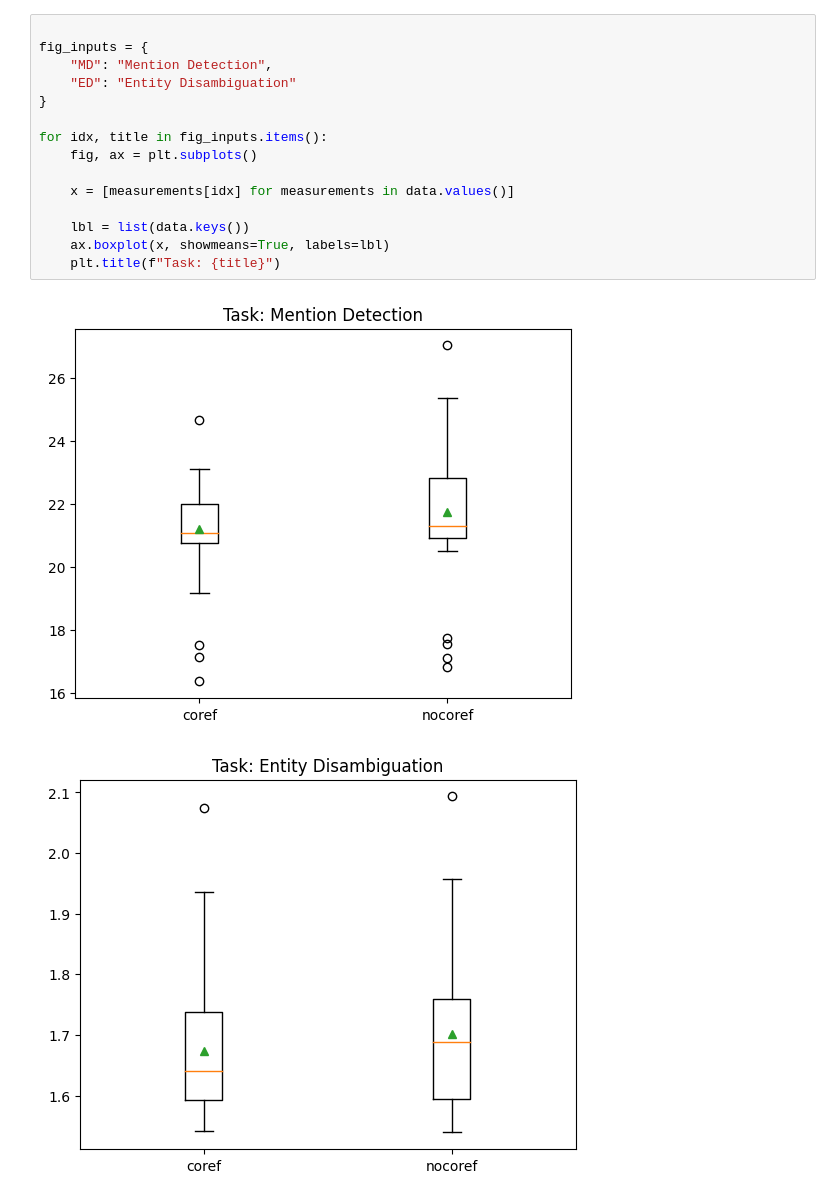
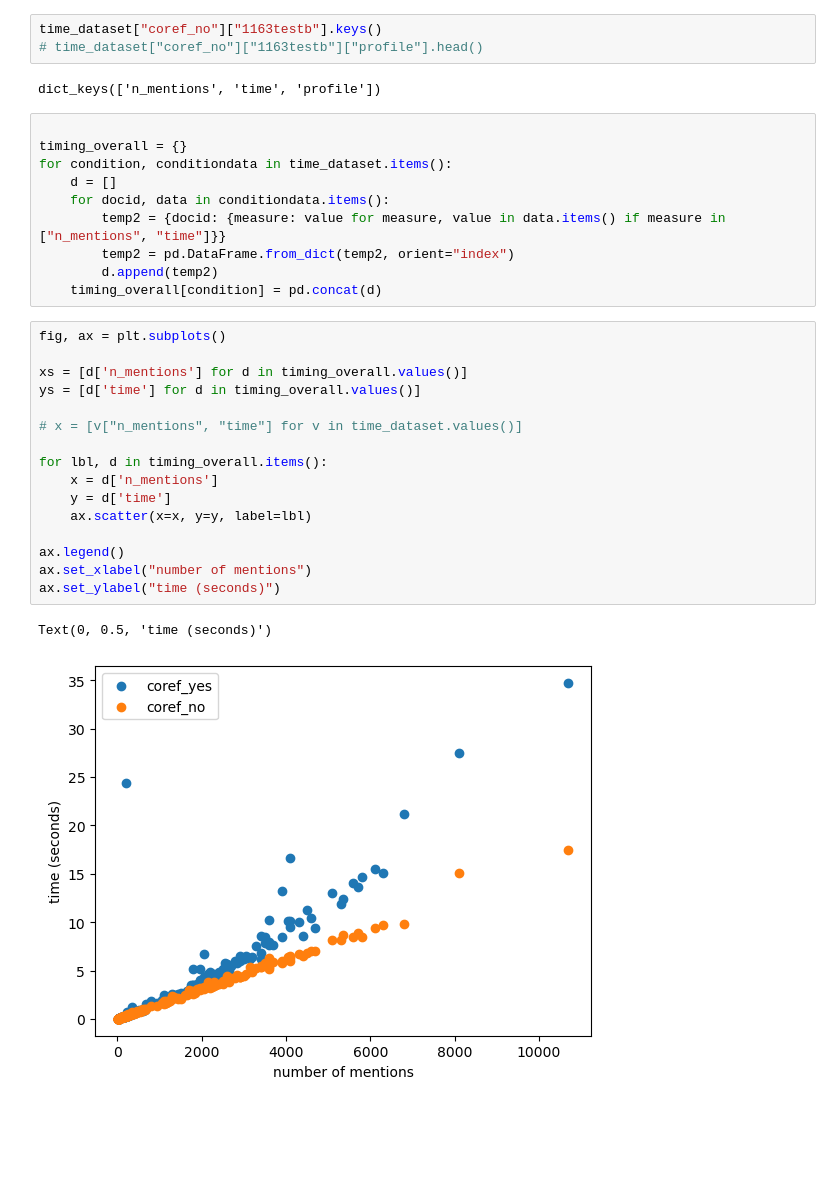
Before and after one commit to f-hafner/explore_coref, a Jupyter notebook: overview.ipynb, the cells around one changed output. Saved outputs shown, nothing was run; the diff lists cells and outputs as text; blank space fills up the shorter version.

```diff
--- a/overview.ipynb
+++ b/overview.ipynb
@@ -123,18 +100,34 @@ dict_keys(['coref', 'nocoref'])
-# %%
-
-fig_inputs = {
-    "MD": "Mention Detection",
-    "ED": "Entity Disambiguation"
-}
-
-for idx, title in fig_inputs.items():
-    fig, ax = plt.subplots()
-
-    x = [measurements[idx] for measurements in data.values()]
-
-    lbl = list(data.keys())
-    ax.boxplot(x, showmeans=True, labels=lbl)
-    plt.title(f"Task: {title}")
-# %% [output]
-[figure, removed]
-[figure, removed]
+# %%
+time_dataset["coref_no"]["1163testb"].keys()
+# time_dataset["coref_no"]["1163testb"]["profile"].head()
+# %% [output]
+dict_keys(['n_mentions', 'time', 'profile'])
+# %%
+
+timing_overall = {}
+for condition, conditiondata in time_dataset.items():
+    d = []
+    for docid, data in conditiondata.items():
+        temp2 = {docid: {measure: value for measure, value in data.items() if measure in ["n_mentions", "time"]}}
+        temp2 = pd.DataFrame.from_dict(temp2, orient="index")
+        d.append(temp2)
+    timing_overall[condition] = pd.concat(d)
+# %%
+fig, ax = plt.subplots()
+
+xs = [d['n_mentions'] for d in timing_overall.values()]
+ys = [d['time'] for d in timing_overall.values()]
+
+# x = [v["n_mentions", "time"] for v in time_dataset.values()]
+
+for lbl, d in timing_overall.items():
+    x = d['n_mentions']
+    y = d['time']
+    ax.scatter(x=x, y=y, label=lbl)
+
+ax.legend()
+ax.set_xlabel("number of mentions")
+ax.set_ylabel("time (seconds)")
+# %% [output]
+Text(0, 0.5, 'time (seconds)')
+[figure, added]
```
Also changed, not shown: parts of 28 cells of this notebook, 4 other files.
